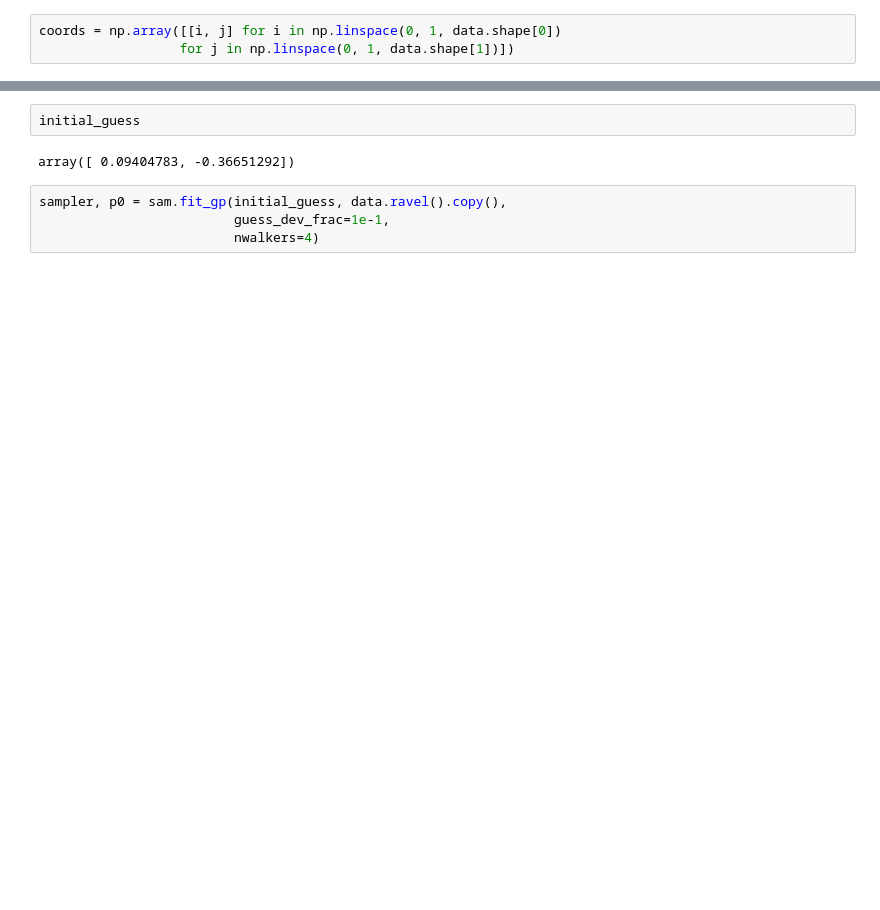
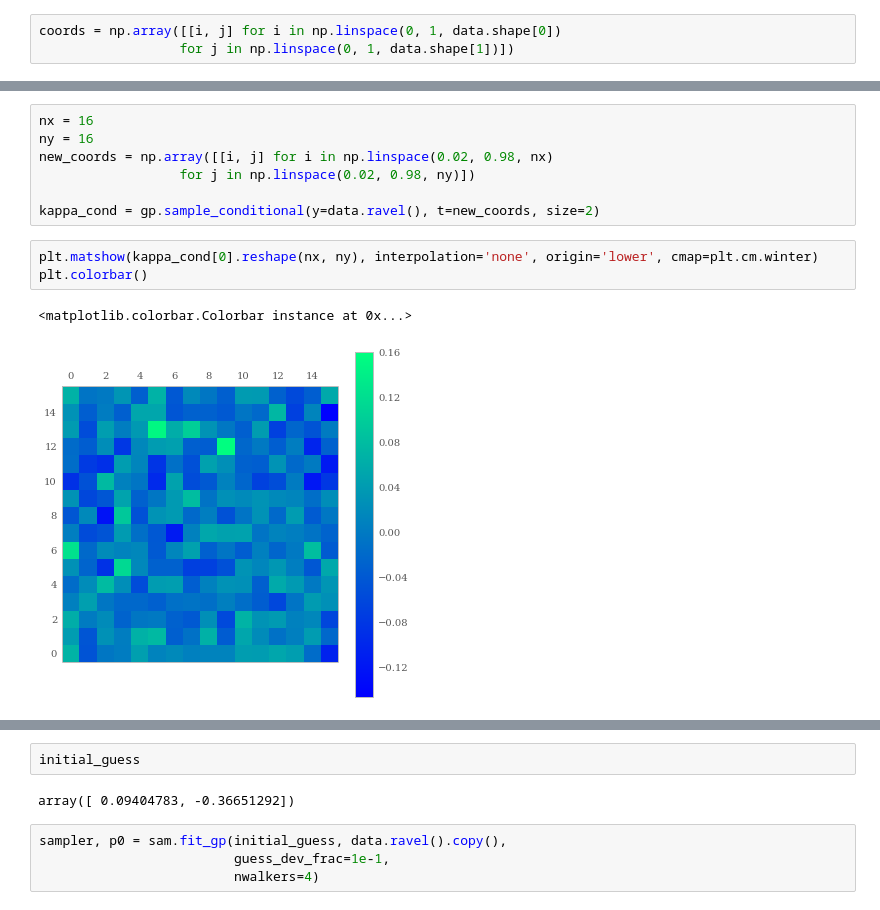
Before and after one commit to karenyyng/shear_gp, a Jupyter notebook: prototypes/fit_FakeCosmo_data.ipynb, the cells around one changed output, grey strips where cells are left out. Saved outputs shown, nothing was run; the diff lists cells and outputs as text; blank space fills up the shorter version.

```diff
--- a/prototypes/fit_FakeCosmo_data.ipynb
+++ b/prototypes/fit_FakeCosmo_data.ipynb
@@ -76,0 +92,13 @@ array([[ 0.01004987, -0.00206642,  0.00620299, ...,  0.00121501,
+# %%
+nx = 16
+ny = 16
+new_coords = np.array([[i, j] for i in np.linspace(0.02, 0.98, nx)
+                  for j in np.linspace(0.02, 0.98, ny)])
+
+kappa_cond = gp.sample_conditional(y=data.ravel(), t=new_coords, size=2)
+# %%
+plt.matshow(kappa_cond[0].reshape(nx, ny), interpolation='none', origin='lower', cmap=plt.cm.winter)
+plt.colorbar()
+# %% [output]
+<matplotlib.colorbar.Colorbar instance at 0x...>
+[figure, added]
```
Also changed, not shown: parts of 31 cells of this notebook.
